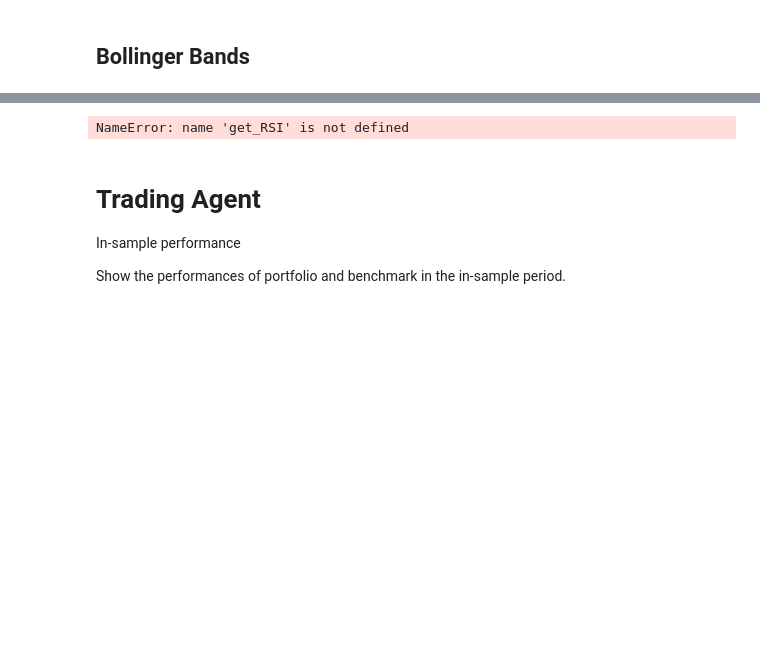
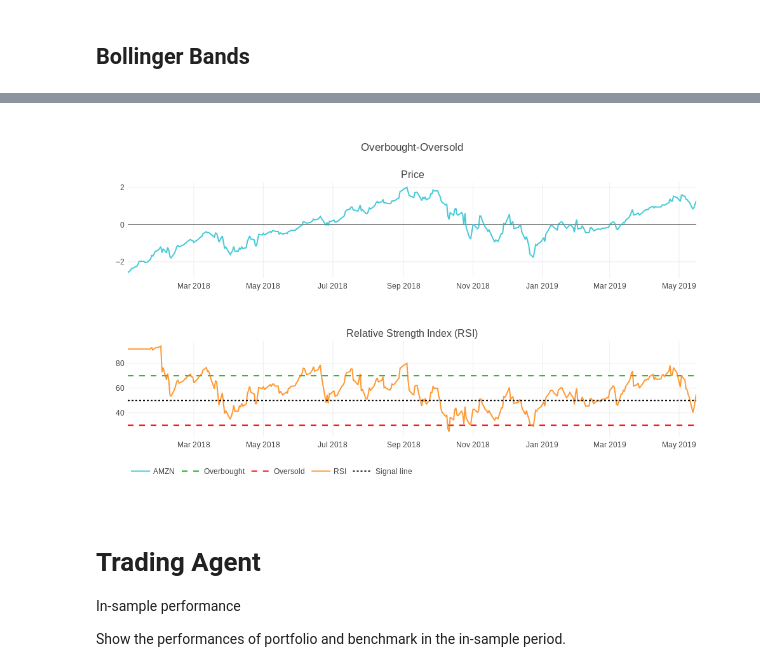
Before and after one commit to kairosart/factors, a Jupyter notebook: strategy_learner_getting_online_data.ipynb, the cells around one changed output, grey strips where cells are left out. Cells and saved outputs as stored; diff of their text form; code cells hidden in the pictures; blank space fills up the shorter version.

```diff
--- a/strategy_learner_getting_online_data.ipynb
+++ b/strategy_learner_getting_online_data.ipynb
@@ -284,10 +291,9 @@ iplot(plot_mom_sma)
 # %%
-rsi = get_RSI(portf_value['Adj Close'])
-normed_df['RSI'] = rsi
-plot_rsi = plot_rsi_indicator(normed_df, symbol, output_type='nb')
+# RSI
+plot_rsi = plot_rsi_indicator(df_norm, symbol, output_type='nb')
 iplot(plot_rsi)
 # %% [output]
-NameError: name 'get_RSI' is not defined
+[figure, added]
 # %% [markdown]
 # Trading Agent
 
```
Also changed, not shown: parts of 20 cells of this notebook, 2 other files.
